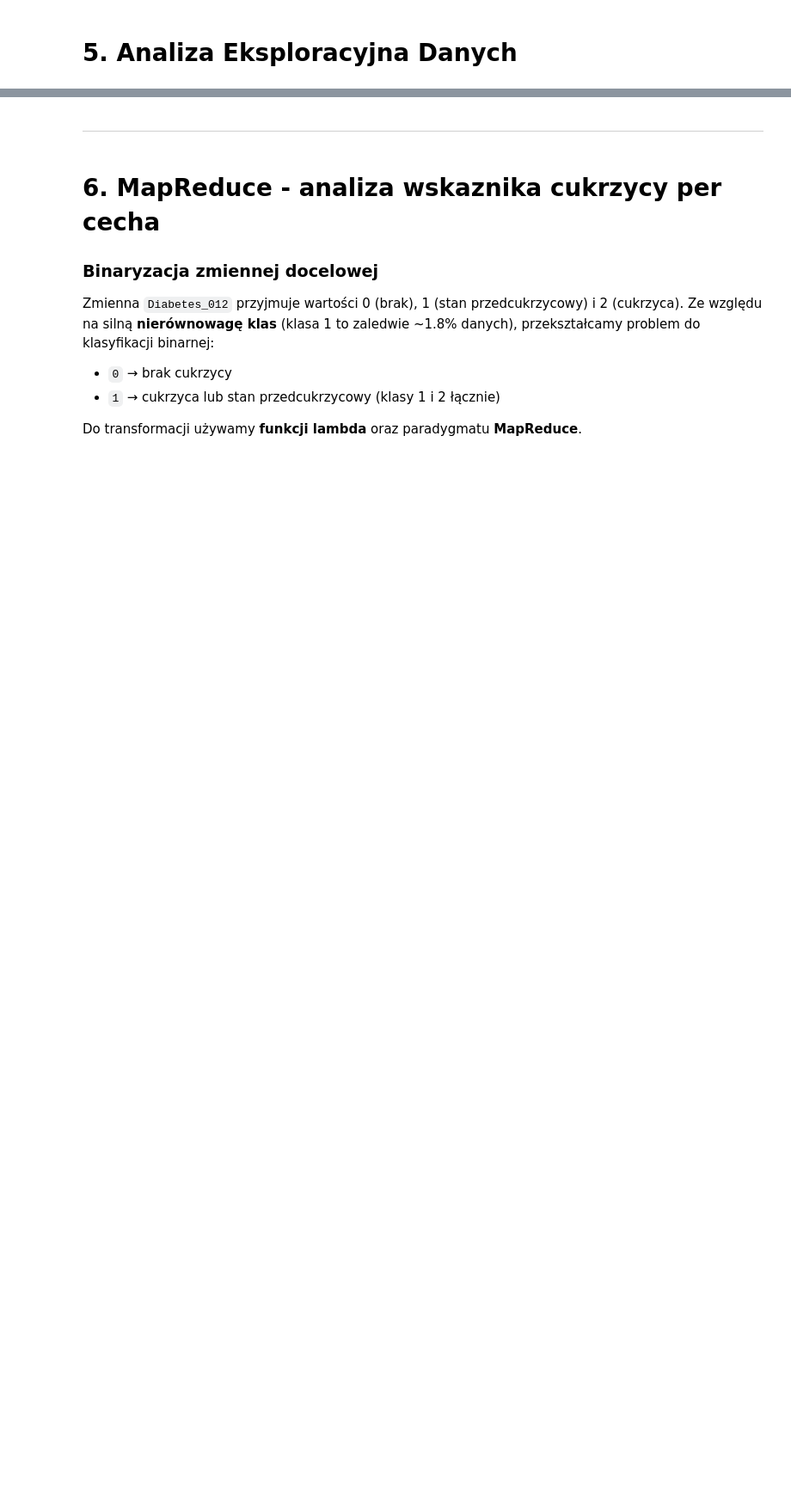
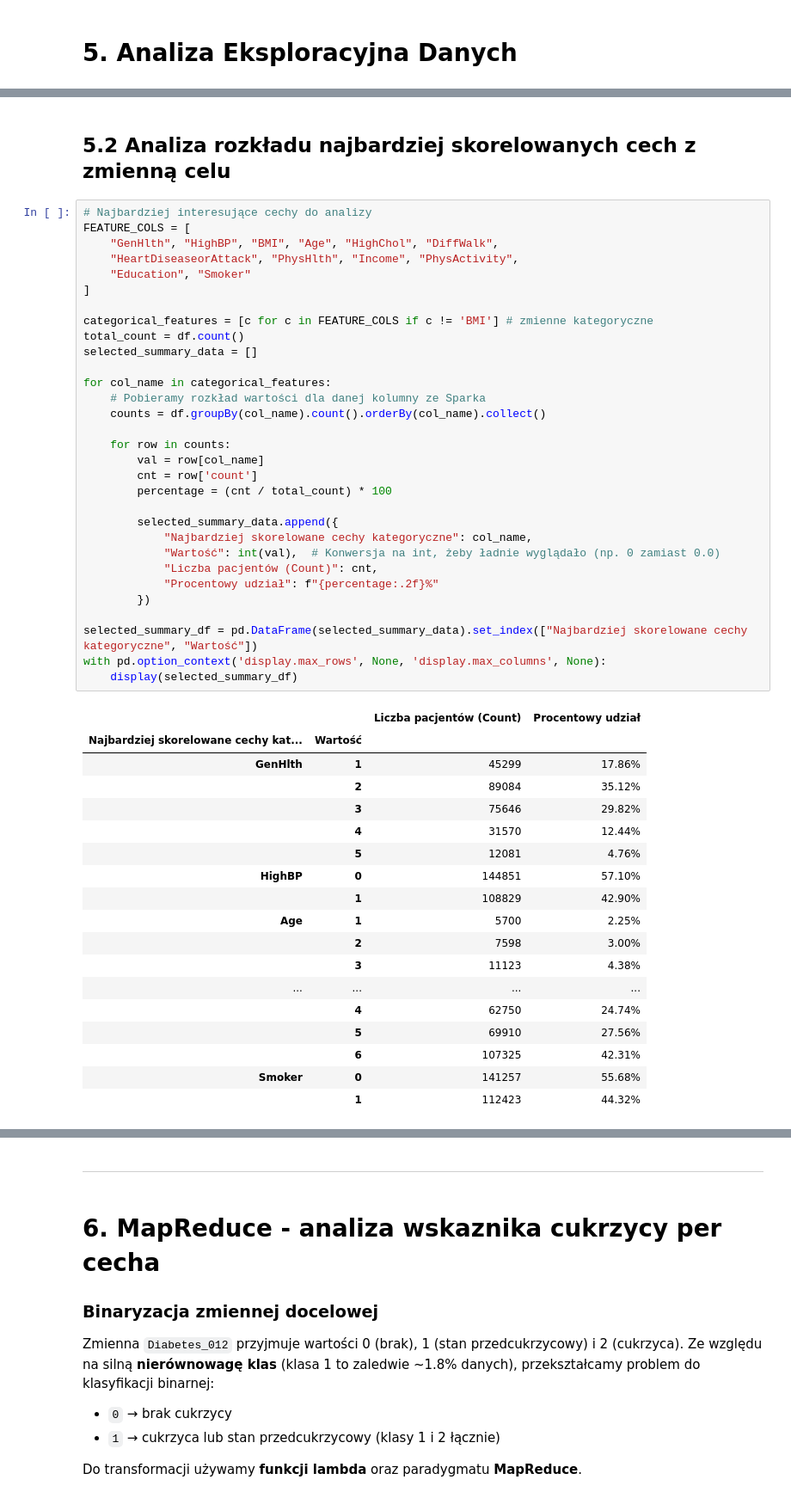
Before and after one commit to ImJaca/diabetes-analysis, a Jupyter notebook: analisys.ipynb, the cells around one changed output, grey strips where cells are left out. Shown at 86% size. Cells and saved outputs as stored; diff of their text form; blank space fills up the shorter version.

```diff
--- a/analisys.ipynb
+++ b/analisys.ipynb
@@ -185 +217,53 @@ Na podstawie analizy zbioru danych można wyróżnić kilka typów zmiennych, kt
+# %% [markdown]
+## 5.2 Analiza rozkładu najbardziej skorelowanych cech z zmienną celu
+# %%
+# Najbardziej interesujące cechy do analizy
+FEATURE_COLS = [
+    "GenHlth", "HighBP", "BMI", "Age", "HighChol", "DiffWalk",
+    "HeartDiseaseorAttack", "PhysHlth", "Income", "PhysActivity",
+    "Education", "Smoker"
+]
+
+categorical_features = [c for c in FEATURE_COLS if c != 'BMI'] # zmienne kategoryczne
+total_count = df.count()
+selected_summary_data = []
+
+for col_name in categorical_features:
+    # Pobieramy rozkład wartości dla danej kolumny ze Sparka
+    counts = df.groupBy(col_name).count().orderBy(col_name).collect()
+
+    for row in counts:
+        val = row[col_name]
+        cnt = row['count']
+        percentage = (cnt / total_count) * 100
+
+        selected_summary_data.append({
+            "Najbardziej skorelowane cechy kategoryczne": col_name,
+            "Wartość": int(val),  # Konwersja na int, żeby ładnie wyglądało (np. 0 zamiast 0.0)
+            "Liczba pacjentów (Count)": cnt,
+            "Procentowy udział": f"{percentage:.2f}%"
+        })
+
+selected_summary_df = pd.DataFrame(selected_summary_data).set_index(["Najbardziej skorelowane cechy kategoryczne", "Wartość"])
+with pd.option_context('display.max_rows', None, 'display.max_columns', None):
+    display(selected_summary_df)
+# %% [output]
+|  |  | Liczba pacjentów (Count) | Procentowy udział |
+| Najbardziej skorelowane cechy kat... | Wartość |  |  |
+| GenHlth | 1 | 45299 | 17.86% |
+|  | 2 | 89084 | 35.12% |
+|  | 3 | 75646 | 29.82% |
+|  | 4 | 31570 | 12.44% |
+|  | 5 | 12081 | 4.76% |
+| HighBP | 0 | 144851 | 57.10% |
+|  | 1 | 108829 | 42.90% |
+| Age | 1 | 5700 | 2.25% |
+|  | 2 | 7598 | 3.00% |
+|  | 3 | 11123 | 4.38% |
+| ... | ... | ... | ... |
+|  | 4 | 62750 | 24.74% |
+|  | 5 | 69910 | 27.56% |
+|  | 6 | 107325 | 42.31% |
+| Smoker | 0 | 141257 | 55.68% |
+|  | 1 | 112423 | 44.32% |
 # %% [markdown]
```
Also changed, not shown: parts of 36 cells of this notebook.
